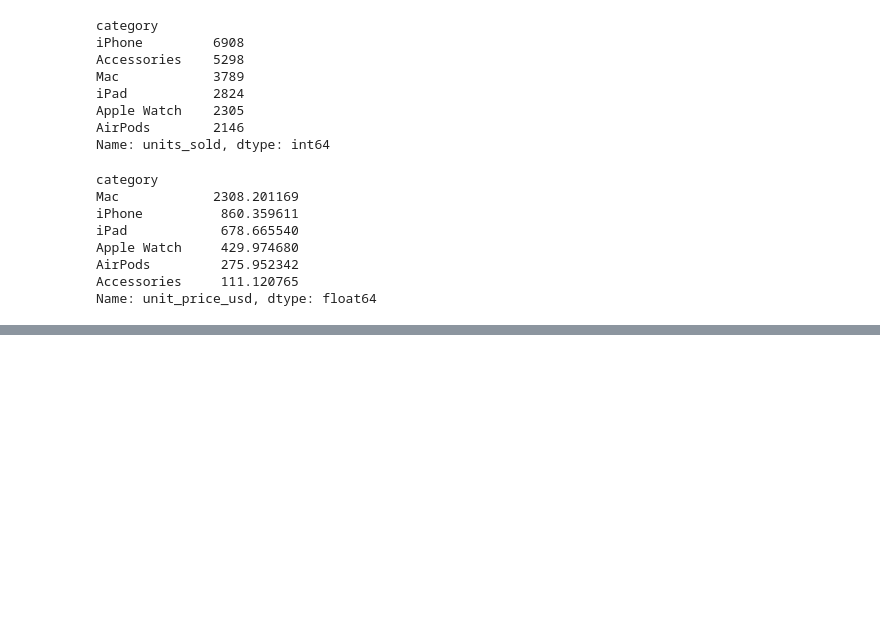
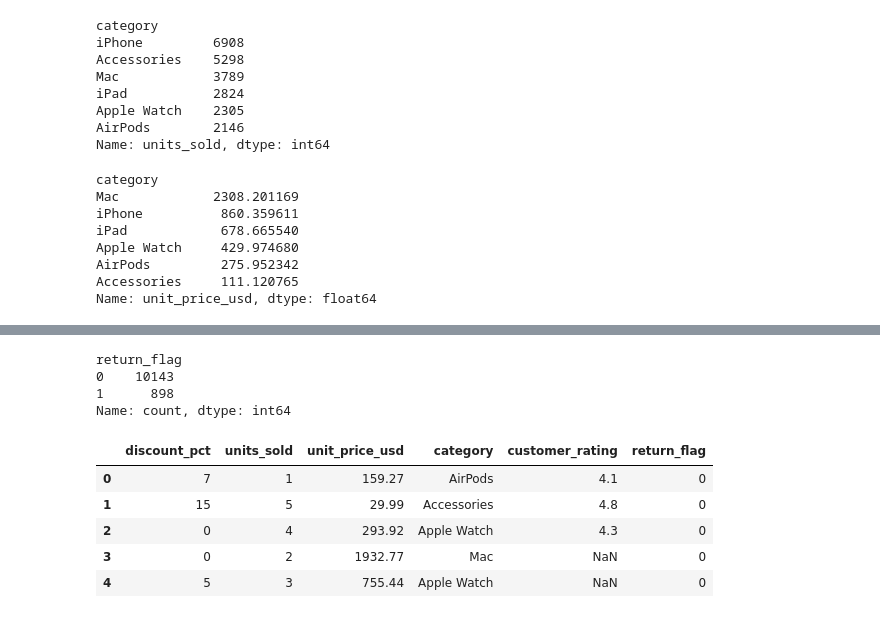
Before and after one commit to aahannigamofficial/AppleSalesAnalysisKaggle, a Jupyter notebook: apple.ipynb, the cells around one changed output, grey strips where cells are left out. Cells and saved outputs as stored; diff of their text form; code cells hidden in the pictures; blank space fills up the shorter version.

```diff
--- a/apple.ipynb
+++ b/apple.ipynb
@@ -116,0 +221,25 @@ Name: unit_price_usd, dtype: float64
+# %%
+# Keep only Kept and Returned
+df_model = df[df['return_status'].isin(['Kept', 'Returned'])].copy()
+
+# Convert target to 0 and 1
+df_model['return_flag'] = df_model['return_status'].map({'Kept': 0, 'Returned': 1})
+
+df_model['return_flag'].value_counts()
+# %% [output]
+return_flag
+0    10143
+1      898
+Name: count, dtype: int64
+# %%
+df_model = df_model[['discount_pct','units_sold','unit_price_usd',
+                     'category','customer_rating','return_flag']]
+
+df_model.head()
+# %% [output]
+|  | discount_pct | units_sold | unit_price_usd | category | customer_rating | return_flag |
+| 0 | 7 | 1 | 159.27 | AirPods | 4.1 | 0 |
+| 1 | 15 | 5 | 29.99 | Accessories | 4.8 | 0 |
+| 2 | 0 | 4 | 293.92 | Apple Watch | 4.3 | 0 |
+| 3 | 0 | 2 | 1932.77 | Mac | NaN | 0 |
+| 4 | 5 | 3 | 755.44 | Apple Watch | NaN | 0 |
```
Also changed, not shown: parts of 12 cells of this notebook.
